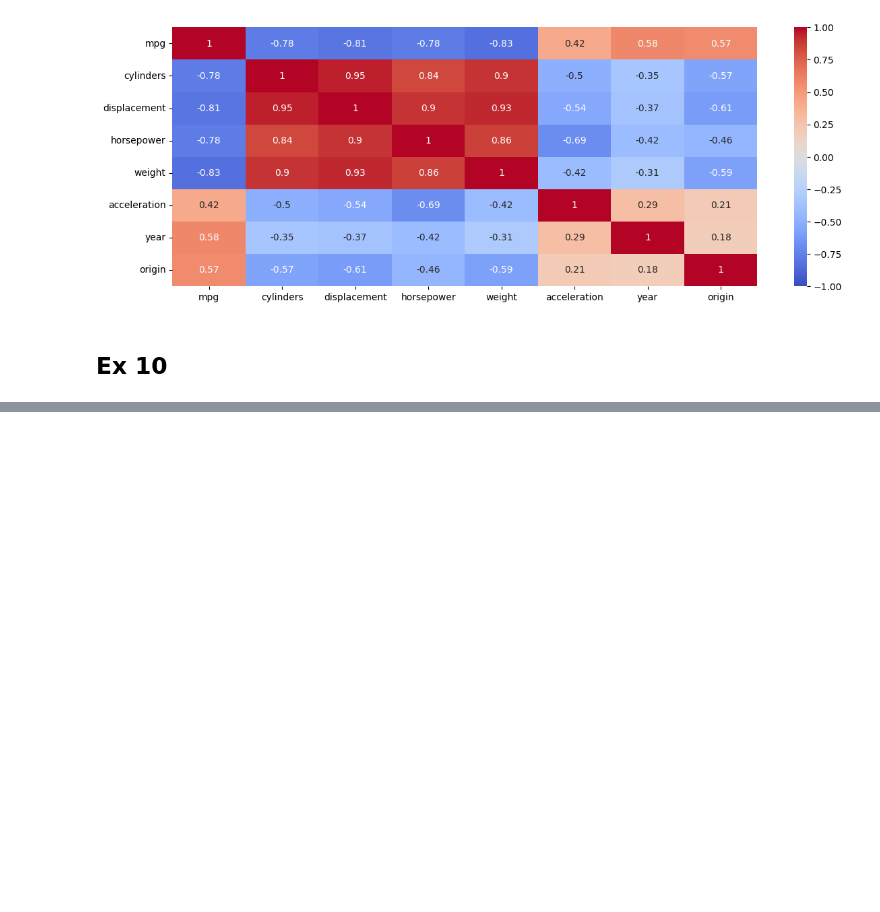
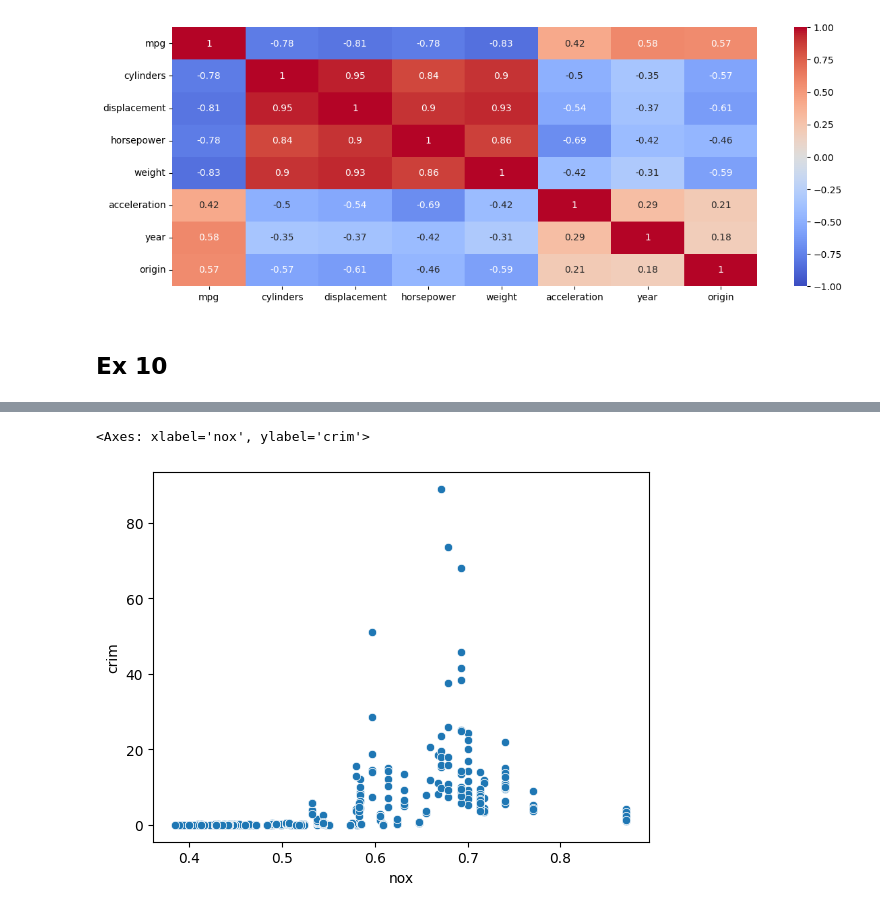
Before and after one commit to AlbotGoodman/stat_met, a Jupyter notebook: ch2_exercises.ipynb, the cells around one changed output, grey strips where cells are left out. Cells and saved outputs as stored; diff of their text form; code cells hidden in the pictures; blank space fills up the shorter version.

```diff
--- a/ch2_exercises.ipynb
+++ b/ch2_exercises.ipynb
@@ -95,0 +159,5 @@ Boston = load_data('Boston')
+# %%
+sns.scatterplot(x=boston["nox"], y=boston["crim"])
+# %% [output]
+<Axes: xlabel='nox', ylabel='crim'>
+[figure, added]
```
Also changed, not shown: parts of 10 cells of this notebook.
